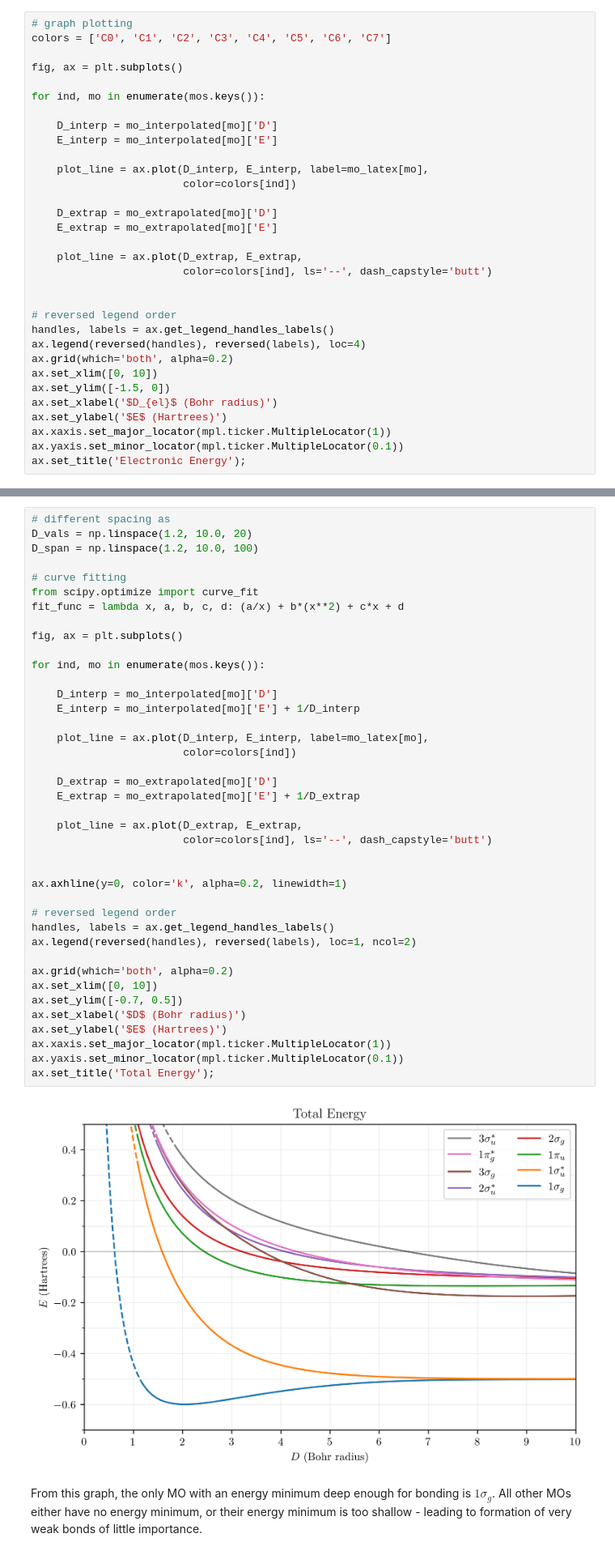
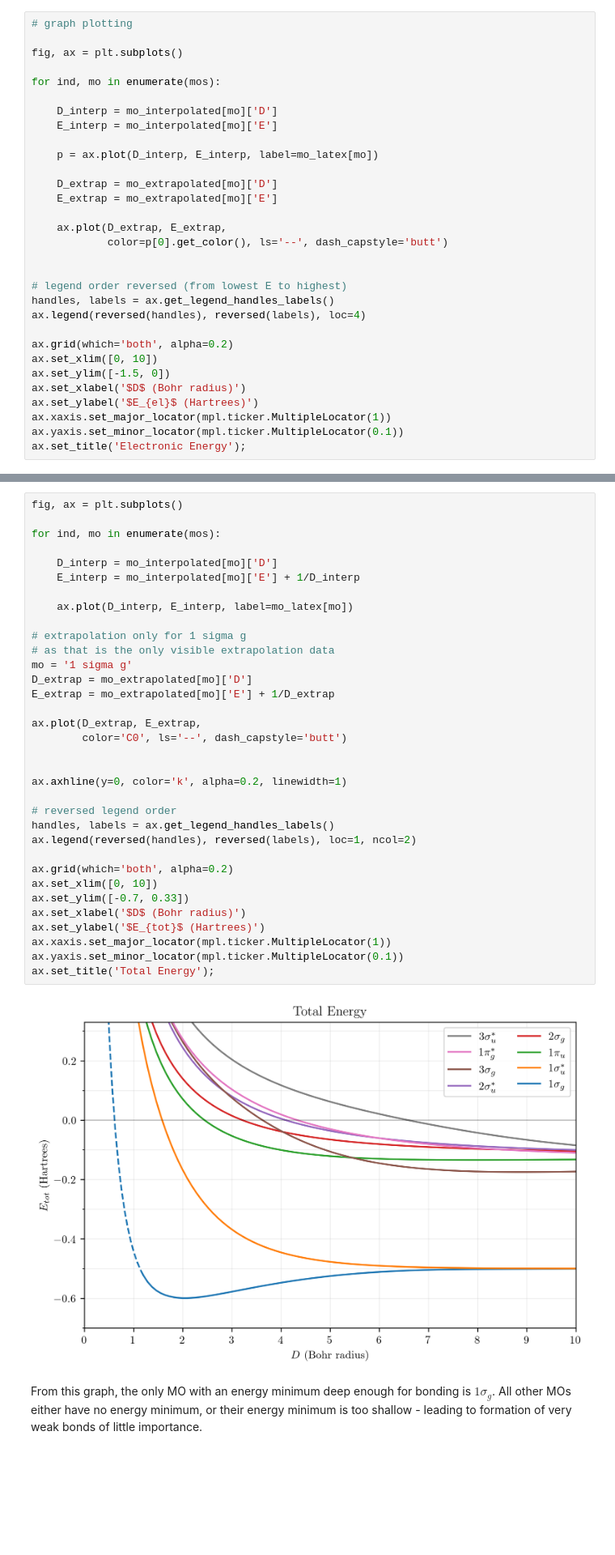
Before and after one commit to KeroseneNotForConsumption/hydrogen-molecular-ion, a Jupyter notebook: 3b_solve_R.ipynb, the cells around one changed output, grey strips where cells are left out. Shown at 81% size. Saved outputs shown, nothing was run; the diff lists cells and outputs as text; blank space fills up the shorter version.

```diff
--- a/3b_solve_R.ipynb
+++ b/3b_solve_R.ipynb
@@ -285,32 +326,31 @@ for mo, mo_info in mos.items():
 # %%
 # graph plotting
-colors = ['C0', 'C1', 'C2', 'C3', 'C4', 'C5', 'C6', 'C7']
 
 fig, ax = plt.subplots()
 
-for ind, mo in enumerate(mos.keys()):
+for ind, mo in enumerate(mos):
 
     D_interp = mo_interpolated[mo]['D']
     E_interp = mo_interpolated[mo]['E']
 
-    plot_line = ax.plot(D_interp, E_interp, label=mo_latex[mo],
-                        color=colors[ind])
+    p = ax.plot(D_interp, E_interp, label=mo_latex[mo])
 
     D_extrap = mo_extrapolated[mo]['D']
     E_extrap = mo_extrapolated[mo]['E']
 
-    plot_line = ax.plot(D_extrap, E_extrap,
-                        color=colors[ind], ls='--', dash_capstyle='butt')
+    ax.plot(D_extrap, E_extrap,
+            color=p[0].get_color(), ls='--', dash_capstyle='butt')
 
 
-# reversed legend order
+# legend order reversed (from lowest E to highest)
 handles, labels = ax.get_legend_handles_labels()
 ax.legend(reversed(handles), reversed(labels), loc=4)
+
 ax.grid(which='both', alpha=0.2)
 ax.set_xlim([0, 10])
 ax.set_ylim([-1.5, 0])
-ax.set_xlabel('$D_{el}$ (Bohr radius)')
-ax.set_ylabel('$E$ (Hartrees)')
+ax.set_xlabel('$D$ (Bohr radius)')
+ax.set_ylabel('$E_{el}$ (Hartrees)')
 ax.xaxis.set_major_locator(mpl.ticker.MultipleLocator(1))
 ax.yaxis.set_minor_locator(mpl.ticker.MultipleLocator(0.1))
 ax.set_title('Electronic Energy');
@@ -331,45 +369,39 @@ TODO: use data from above rather than calculating this from scratch.
 # %%
-# different spacing as
-D_vals = np.linspace(1.2, 10.0, 20)
-D_span = np.linspace(1.2, 10.0, 100)
-
-# curve fitting
-from scipy.optimize import curve_fit
-fit_func = lambda x, a, b, c, d: (a/x) + b*(x**2) + c*x + d
-
 fig, ax = plt.subplots()
 
-for ind, mo in enumerate(mos.keys()):
+for ind, mo in enumerate(mos):
 
     D_interp = mo_interpolated[mo]['D']
     E_interp = mo_interpolated[mo]['E'] + 1/D_interp
 
-    plot_line = ax.plot(D_interp, E_interp, label=mo_latex[mo],
-                        color=colors[ind])
+    ax.plot(D_interp, E_interp, label=mo_latex[mo])
 
-    D_extrap = mo_extrapolated[mo]['D']
-    E_extrap = mo_extrapolated[mo]['E'] + 1/D_extrap
+# extrapolation only for 1 sigma g
+# as that is the only visible extrapolation data
+mo = '1 sigma g'
+D_extrap = mo_extrapolated[mo]['D']
+E_extrap = mo_extrapolated[mo]['E'] + 1/D_extrap
 
-    plot_line = ax.plot(D_extrap, E_extrap,
-                        color=colors[ind], ls='--', dash_capstyle='butt')
+ax.plot(D_extrap, E_extrap,
+        color='C0', ls='--', dash_capstyle='butt')
 
 
 ax.axhline(y=0, color='k', alpha=0.2, linewidth=1)
 
 # reversed legend order
 handles, labels = ax.get_legend_handles_labels()
 ax.legend(reversed(handles), reversed(labels), loc=1, ncol=2)
 
 ax.grid(which='both', alpha=0.2)
 ax.set_xlim([0, 10])
-ax.set_ylim([-0.7, 0.5])
+ax.set_ylim([-0.7, 0.33])
 ax.set_xlabel('$D$ (Bohr radius)')
-ax.set_ylabel('$E$ (Hartrees)')
+ax.set_ylabel('$E_{tot}$ (Hartrees)')
 ax.xaxis.set_major_locator(mpl.ticker.MultipleLocator(1))
 ax.yaxis.set_minor_locator(mpl.ticker.MultipleLocator(0.1))
 ax.set_title('Total Energy');
 # %% [output]
-[figure, old version]
+[figure, new version]
 # %% [markdown]
 From this graph, the only MO with an energy minimum deep enough for bonding is $1 \sigma_{g}$. All other MOs either have no energy minimum, or their energy minimum is too shallow - leading to formation of very weak bonds of little importance.
 # %% [markdown]
```
Also changed, not shown: parts of 13 cells of this notebook, 5 other files.
